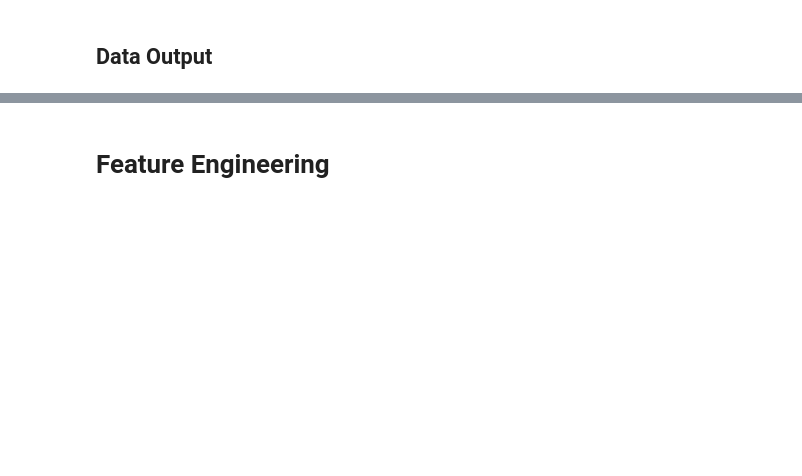
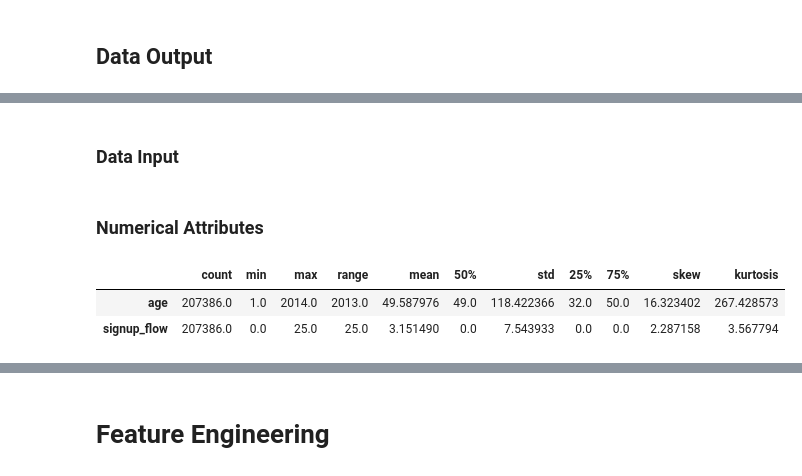
Before and after one commit to MarcosRMG/pa000_airbnb, a Jupyter notebook: notebooks/airbnb.ipynb, the cells around one changed output, grey strips where cells are left out. Saved outputs shown, nothing was run; the diff lists cells and outputs as text; code cells hidden in the pictures; blank space fills up the shorter version.

```diff
--- a/notebooks/airbnb.ipynb
+++ b/notebooks/airbnb.ipynb
@@ -213,0 +265,2 @@ df1.to_csv('../data/processed/df1.csv', index=False)
+# %% [markdown]
+### Data Input
@@ -213,0 +269,24 @@ df1.to_csv('../data/processed/df1.csv', index=False)
+# %% [markdown]
+### Numerical Attributes
+# %%
+num_attributes = df1.select_dtypes(include=['int64', 'float64'])
+# %%
+desc = num_attributes.describe().T
+
+# range
+_range = pd.Series(desc['max'] - desc['min'], name='range')
+
+# skew
+skew = pd.Series(num_attributes.skew(), name='skew')
+
+# kurtosis
+kurtosis = pd.Series(num_attributes.kurtosis(), name='kurtosis')
+
+# Concat data
+desc = pd.concat([desc, _range, skew, kurtosis], axis=1)
+# %%
+desc[['count', 'min', 'max', 'range', 'mean', '50%', 'std', '25%', '75%', 'skew', 'kurtosis']]
+# %% [output]
+|  | count | min | max | range | mean | 50% | std | 25% | 75% | skew | kurtosis |
+| age | 207386.0 | 1.0 | 2014.0 | 2013.0 | 49.587976 | 49.0 | 118.422366 | 32.0 | 50.0 | 16.323402 | 267.428573 |
+| signup_flow | 207386.0 | 0.0 | 25.0 | 25.0 | 3.151490 | 0.0 | 7.543933 | 0.0 | 0.0 | 2.287158 | 3.567794 |
```
Also changed, not shown: parts of 35 cells of this notebook.
